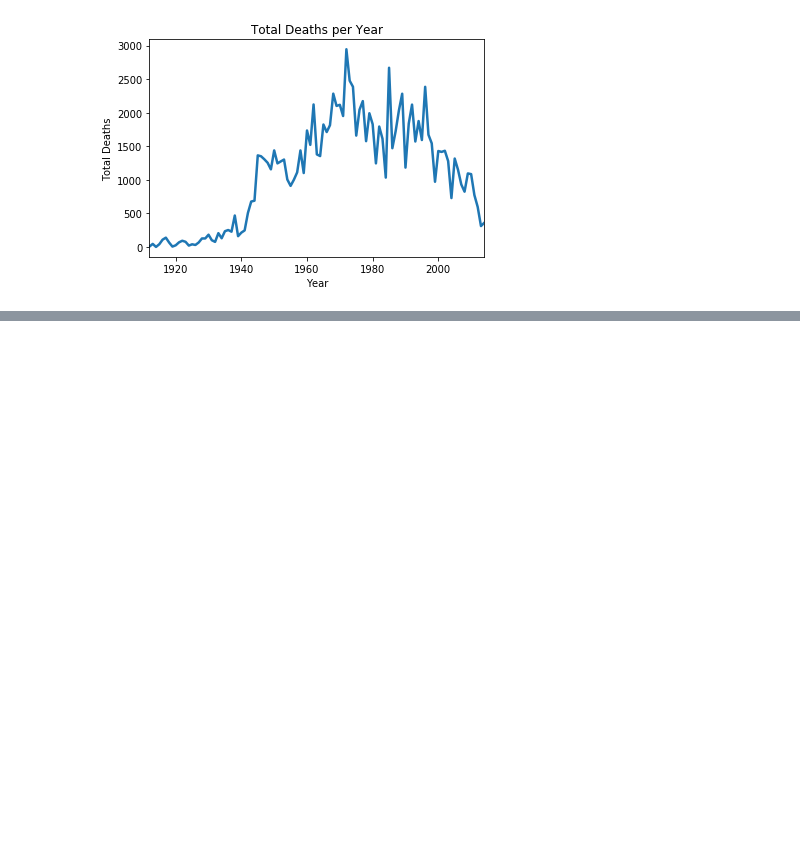
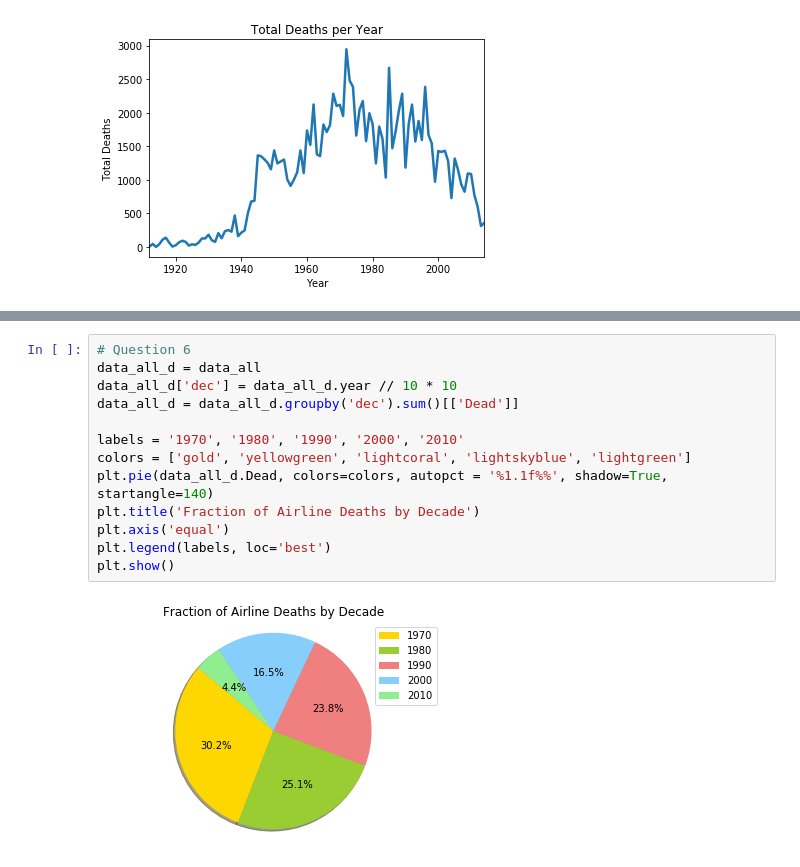
Before and after one commit to franko003/K2_Data_Science, a Jupyter notebook: Introductory_Concepts/scipy-notebooks/2_assignments/Matplotlib-Exercise.ipynb, the cells around one changed output, grey strips where cells are left out. Drawn from its saved outputs; the diff is of its cells as text; blank space fills up the shorter version.

```diff
--- a/Introductory_Concepts/scipy-notebooks/2_assignments/Matplotlib-Exercise.ipynb
+++ b/Introductory_Concepts/scipy-notebooks/2_assignments/Matplotlib-Exercise.ipynb
@@ -239,0 +318,15 @@ Index(['Last Updated Date', '2018-02-22', 'Unnamed: 2'], dtype='object')
+# %%
+# Question 6
+data_all_d = data_all
+data_all_d['dec'] = data_all_d.year // 10 * 10
+data_all_d = data_all_d.groupby('dec').sum()[['Dead']]
+
+labels = '1970', '1980', '1990', '2000', '2010'
+colors = ['gold', 'yellowgreen', 'lightcoral', 'lightskyblue', 'lightgreen']
+plt.pie(data_all_d.Dead, colors=colors, autopct = '%1.1f%%', shadow=True, startangle=140)
+plt.title('Fraction of Airline Deaths by Decade')
+plt.axis('equal')
+plt.legend(labels, loc='best')
+plt.show()
+# %% [output]
+[figure, added]
```
Also changed, not shown: parts of 6 cells of this notebook, 2 other files.
